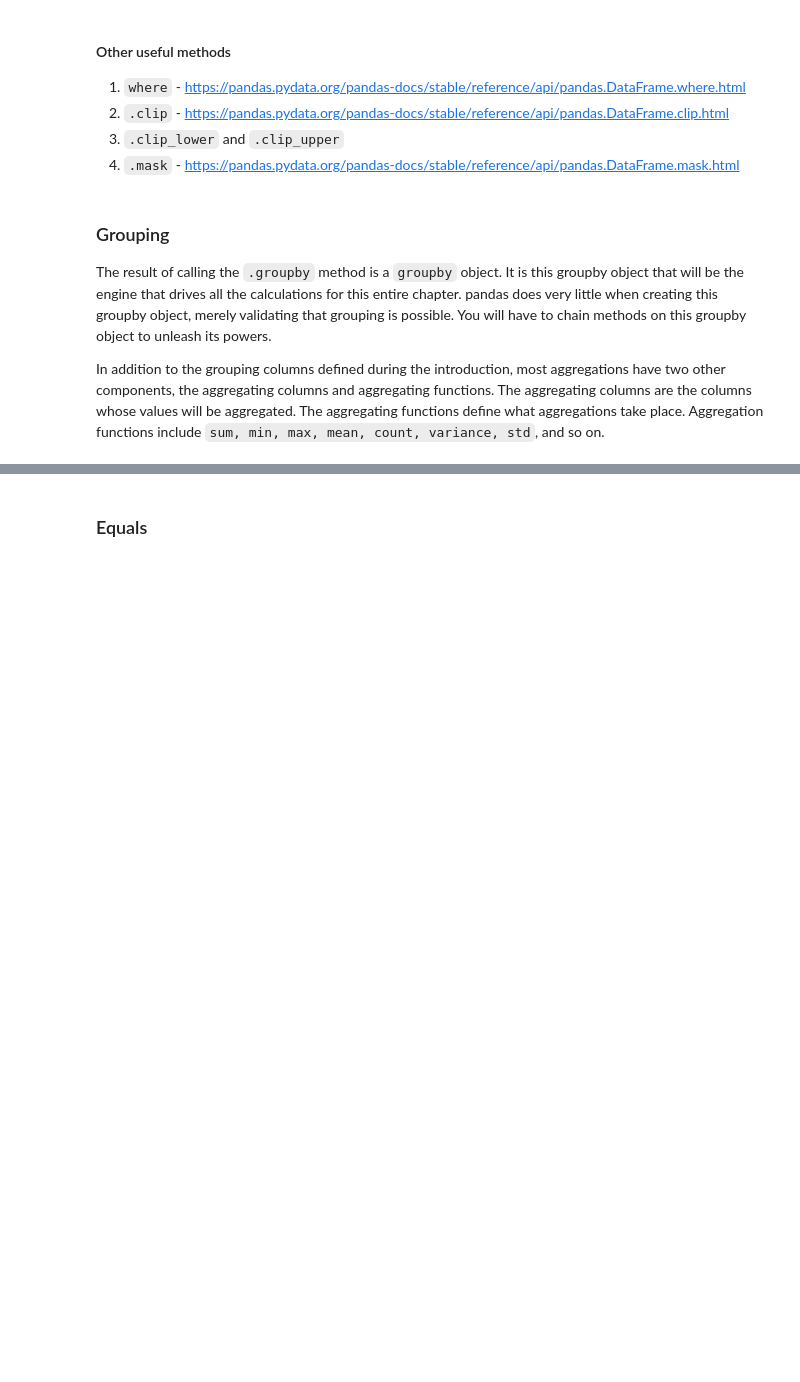
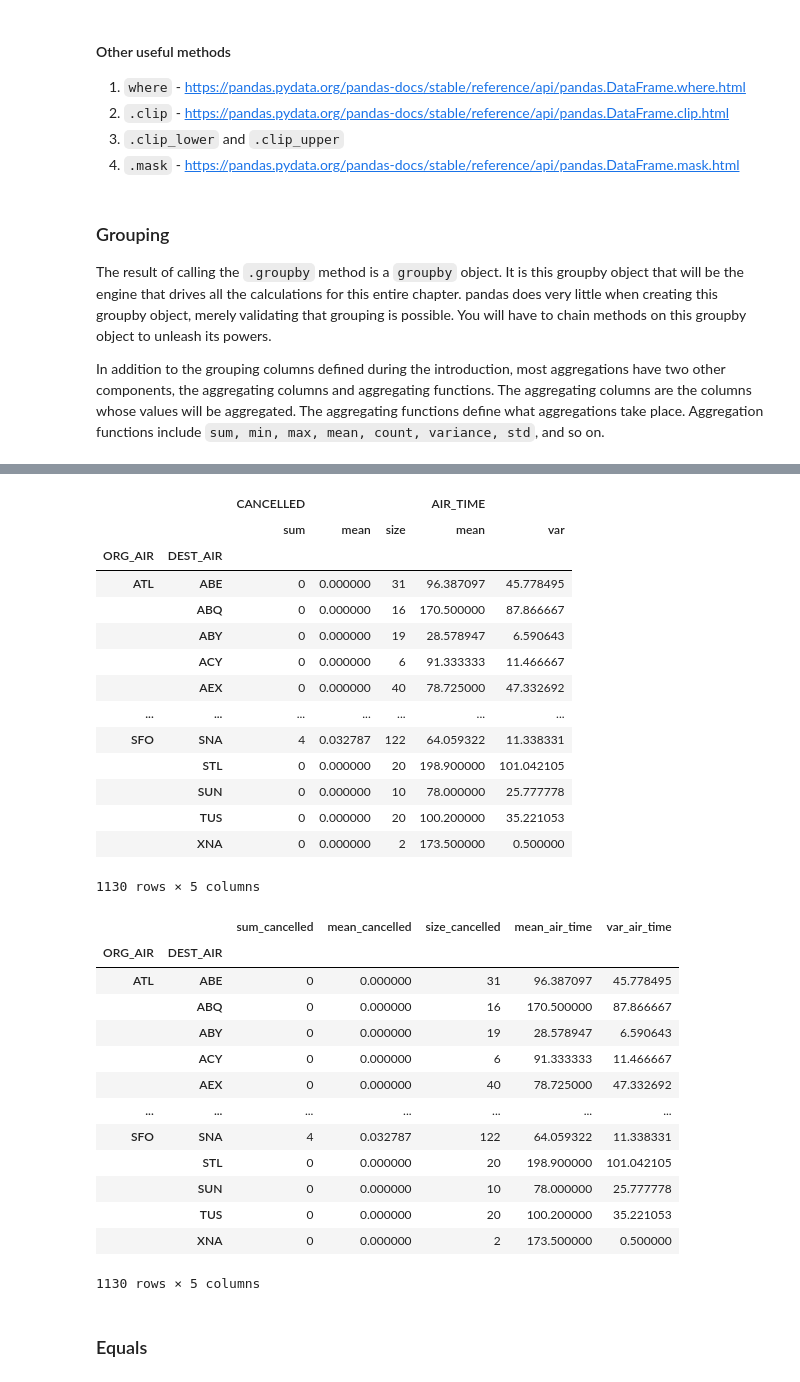
Before and after one commit to pkaran57/python-libs, a Jupyter notebook: pandas-lib/notebook/pandas.ipynb, the cells around one changed output, grey strips where cells are left out. Cells and saved outputs as stored; diff of their text form; code cells hidden in the pictures; blank space fills up the shorter version.

```diff
--- a/pandas-lib/notebook/pandas.ipynb
+++ b/pandas-lib/notebook/pandas.ipynb
@@ -1414,3 +1481,49 @@ Name: ARR_DELAY, dtype: float64
+# %%
+# For each origin and destination, finding the total number of flights, the number and percentage of canceled flights,
+# and the average and variance of the airtime
+
+display(flights.groupby(['ORG_AIR', 'DEST_AIR'])
+        .agg({'CANCELLED':['sum', 'mean', 'size'],
+              'AIR_TIME':['mean', 'var']}))
+
+# named aggregation object that can create non-hierarchical columns
+display(flights
+  .groupby(['ORG_AIR', 'DEST_AIR'])
+  .agg(sum_cancelled=pd.NamedAgg(column='CANCELLED', aggfunc='sum'),
+       mean_cancelled=pd.NamedAgg(column='CANCELLED', aggfunc='mean'),
+       size_cancelled=pd.NamedAgg(column='CANCELLED', aggfunc='size'),
+       mean_air_time=pd.NamedAgg(column='AIR_TIME', aggfunc='mean'),
+       var_air_time=pd.NamedAgg(column='AIR_TIME', aggfunc='var')))
+# %% [output]
+|  |  | CANCELLED |  |  | AIR_TIME |  |
+|  |  | sum | mean | size | mean | var |
+| ORG_AIR | DEST_AIR |  |  |  |  |  |
+| ATL | ABE | 0 | 0.000000 | 31 | 96.387097 | 45.778495 |
+|  | ABQ | 0 | 0.000000 | 16 | 170.500000 | 87.866667 |
+|  | ABY | 0 | 0.000000 | 19 | 28.578947 | 6.590643 |
+|  | ACY | 0 | 0.000000 | 6 | 91.333333 | 11.466667 |
+|  | AEX | 0 | 0.000000 | 40 | 78.725000 | 47.332692 |
+| ... | ... | ... | ... | ... | ... | ... |
+| SFO | SNA | 4 | 0.032787 | 122 | 64.059322 | 11.338331 |
+|  | STL | 0 | 0.000000 | 20 | 198.900000 | 101.042105 |
+|  | SUN | 0 | 0.000000 | 10 | 78.000000 | 25.777778 |
+|  | TUS | 0 | 0.000000 | 20 | 100.200000 | 35.221053 |
+|  | XNA | 0 | 0.000000 | 2 | 173.500000 | 0.500000 |
+1130 rows × 5 columns
+|  |  | sum_cancelled | mean_cancelled | size_cancelled | mean_air_time | var_air_time |
+| ORG_AIR | DEST_AIR |  |  |  |  |  |
+| ATL | ABE | 0 | 0.000000 | 31 | 96.387097 | 45.778495 |
+|  | ABQ | 0 | 0.000000 | 16 | 170.500000 | 87.866667 |
+|  | ABY | 0 | 0.000000 | 19 | 28.578947 | 6.590643 |
+|  | ACY | 0 | 0.000000 | 6 | 91.333333 | 11.466667 |
+|  | AEX | 0 | 0.000000 | 40 | 78.725000 | 47.332692 |
+| ... | ... | ... | ... | ... | ... | ... |
+| SFO | SNA | 4 | 0.032787 | 122 | 64.059322 | 11.338331 |
+|  | STL | 0 | 0.000000 | 20 | 198.900000 | 101.042105 |
+|  | SUN | 0 | 0.000000 | 10 | 78.000000 | 25.777778 |
+|  | TUS | 0 | 0.000000 | 20 | 100.200000 | 35.221053 |
+|  | XNA | 0 | 0.000000 | 2 | 173.500000 | 0.500000 |
+1130 rows × 5 columns
 # %% [markdown]
 ### Equals
 # %%
```
Also changed, not shown: parts of 8 cells of this notebook.
